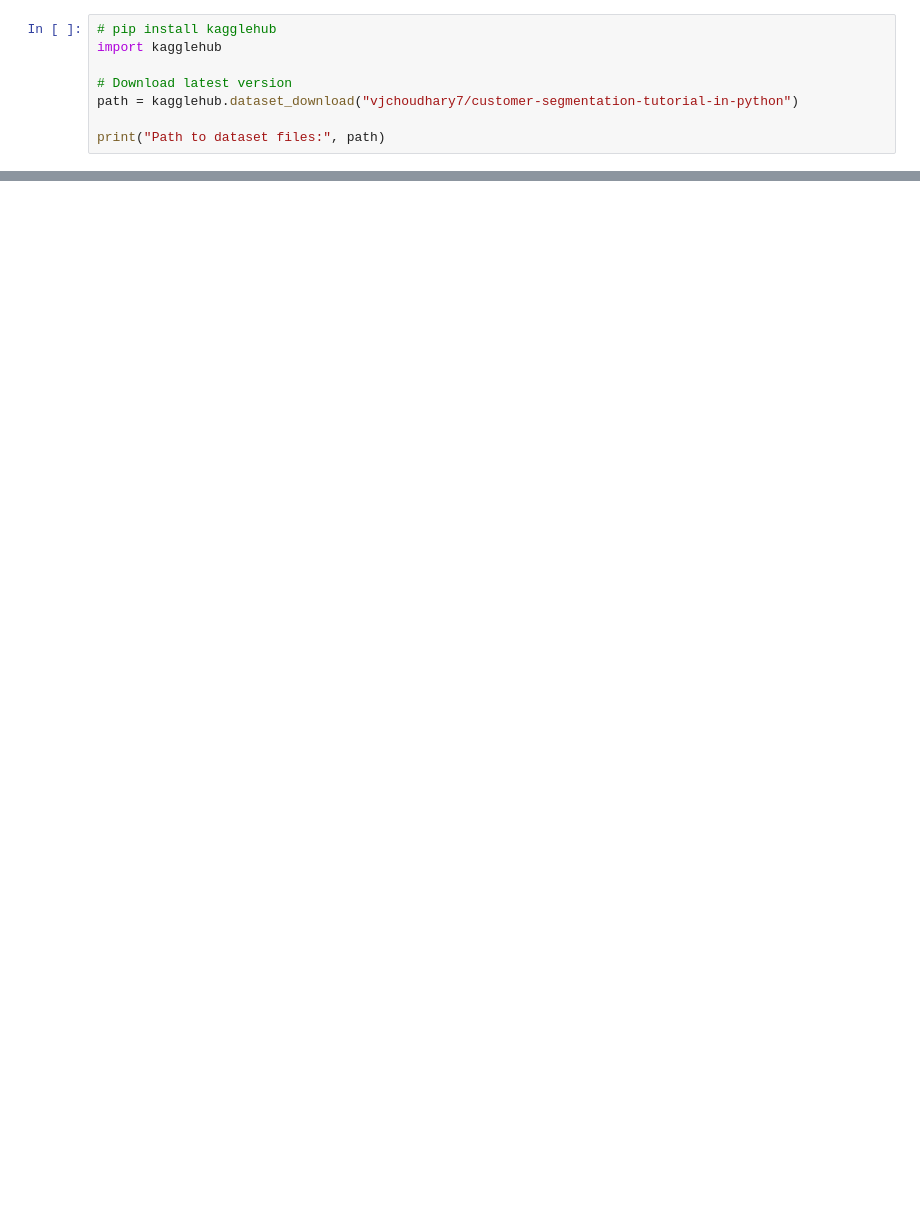
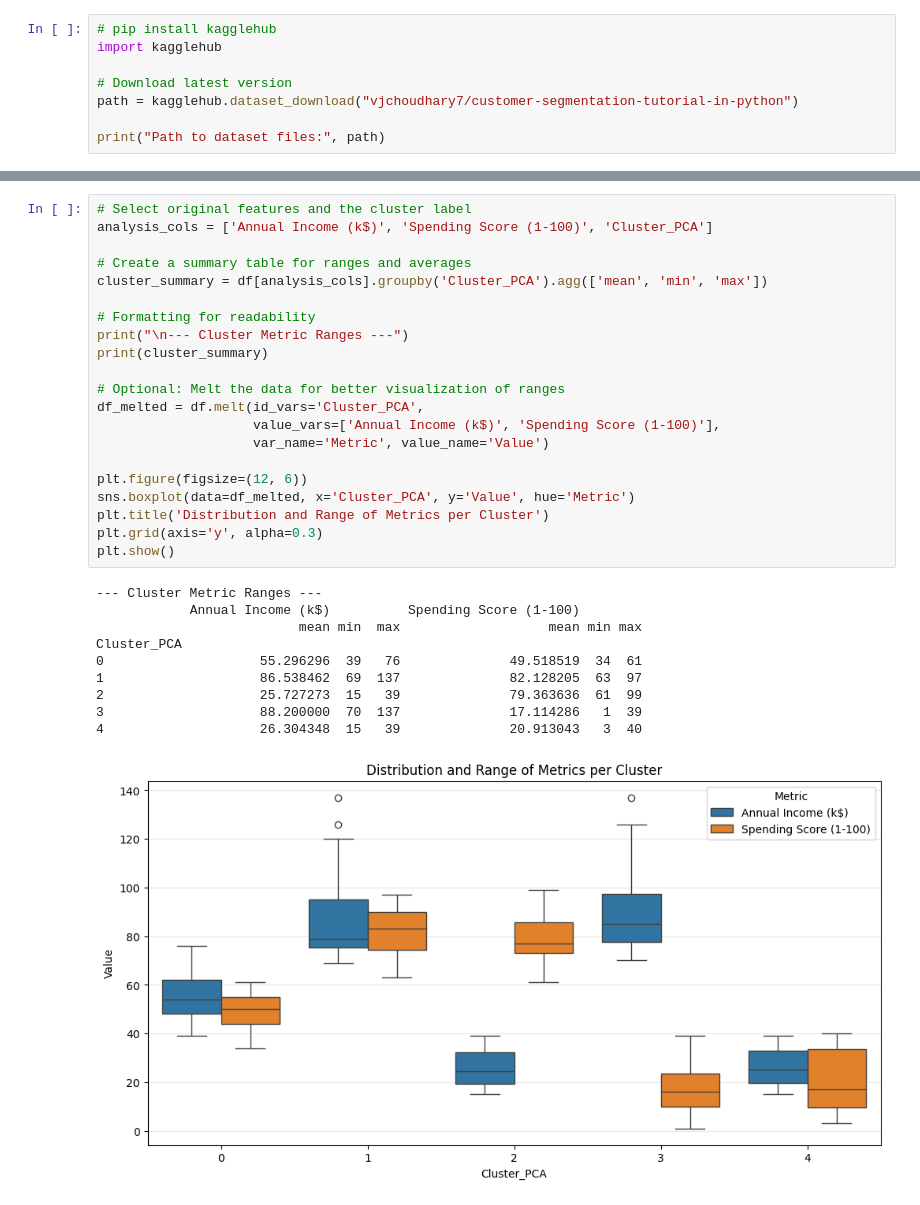
Before and after one commit to iamlajoya21/ml_bootcamp, a Jupyter notebook: current/classwork/April7.ipynb, the cells around one changed output, grey strips where cells are left out. Drawn from its saved outputs; the diff is of its cells as text; blank space fills up the shorter version.

```diff
--- a/current/classwork/April7.ipynb
+++ b/current/classwork/April7.ipynb
@@ -47,0 +126,32 @@ Path to dataset files: /Users/rafael/.cache/kagglehub/datasets/vjchoudhary7/cust
+# %%
+# Select original features and the cluster label
+analysis_cols = ['Annual Income (k$)', 'Spending Score (1-100)', 'Cluster_PCA']
+
+# Create a summary table for ranges and averages
+cluster_summary = df[analysis_cols].groupby('Cluster_PCA').agg(['mean', 'min', 'max'])
+
+# Formatting for readability
+print("\n--- Cluster Metric Ranges ---")
+print(cluster_summary)
+
+# Optional: Melt the data for better visualization of ranges
+df_melted = df.melt(id_vars='Cluster_PCA',
+                    value_vars=['Annual Income (k$)', 'Spending Score (1-100)'],
+                    var_name='Metric', value_name='Value')
+
+plt.figure(figsize=(12, 6))
+sns.boxplot(data=df_melted, x='Cluster_PCA', y='Value', hue='Metric')
+plt.title('Distribution and Range of Metrics per Cluster')
+plt.grid(axis='y', alpha=0.3)
+plt.show()
+# %% [output]
+--- Cluster Metric Ranges ---
+            Annual Income (k$)          Spending Score (1-100)
+                          mean min  max                   mean min max
+Cluster_PCA
+0                    55.296296  39   76              49.518519  34  61
+1                    86.538462  69  137              82.128205  63  97
+2                    25.727273  15   39              79.363636  61  99
+3                    88.200000  70  137              17.114286   1  39
+4                    26.304348  15   39              20.913043   3  40
+[figure, added]
```
Also changed, not shown: parts of 13 cells of this notebook.
